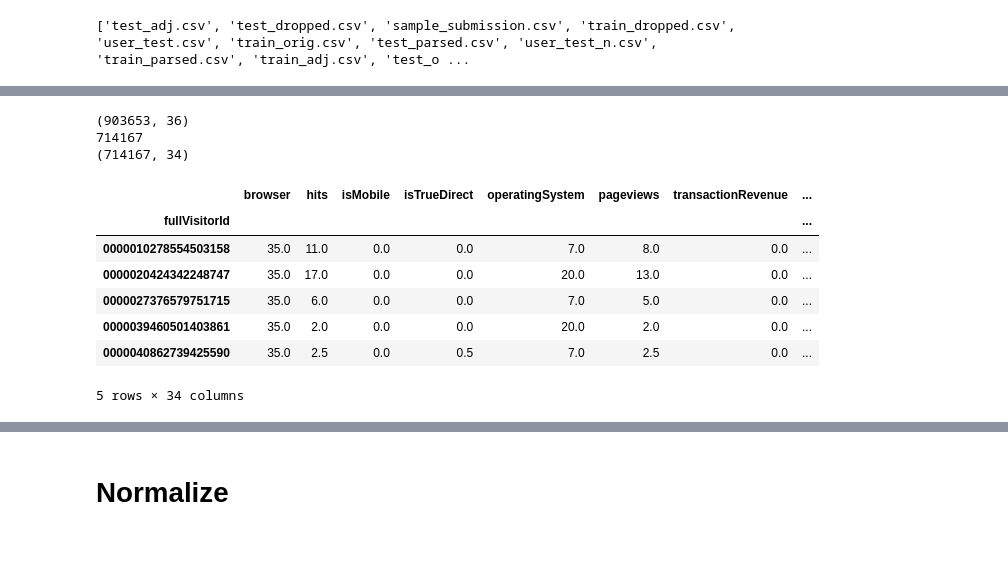
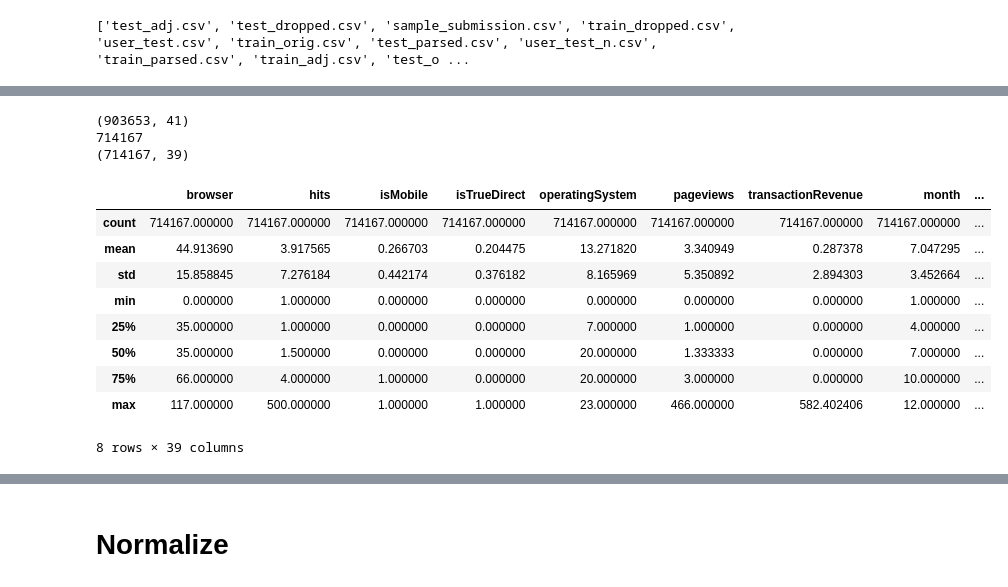
Before and after one commit to kyokicchi/ggl_an_codes, a Jupyter notebook: ggl_analytics.ipynb, the cells around one changed output, grey strips where cells are left out. Saved outputs shown, nothing was run; the diff lists cells and outputs as text; code cells hidden in the pictures; blank space fills up the shorter version.

```diff
--- a/ggl_analytics.ipynb
+++ b/ggl_analytics.ipynb
@@ -368,0 +369,8 @@ Wall time: 5.27 s
+# %%
+%%time
+l = {}
+for x in df_train.columns:
+    l[x] = x.replace(' ','').replace('(','').replace(')','').replace('-','')
+
+df_train = df_train.rename(columns=l)
+df_test = df_test.rename(columns=l)
@@ -368,0 +380,15 @@ Wall time: 5.27 s
+# %%
+def statCols(df):
+    df['access_Days'] = df.groupby(['fullVisitorId','date'])['date'].transform('count')
+
+    df['avg_hitperDay'] = df.groupby(['fullVisitorId','date'])['hits'].transform('mean')
+    df['ttl_hitbyUser'] = df.groupby(['fullVisitorId'])['hits'].transform('sum')
+
+    df['avg_viewperDay'] = df.groupby(['fullVisitorId','date'])['pageviews'].transform('mean')
+    df['ttl_viewbyUser'] = df.groupby(['fullVisitorId'])['pageviews'].transform('sum')
+
+    return df
+# %%
+%%time
+df_train = statCols(df_train)
+df_test = statCols(df_test)
@@ -386,20 +415,22 @@ print(df_train.shape)
 print(df_train.fullVisitorId.nunique())
 print(df_user_train.shape)
 # %% [output]
-(903653, 36)
+(903653, 41)
 714167
-(714167, 34)
+(714167, 39)
 # %%
-df_user_train.head()
+df_user_train.describe()
 # %% [output]
-|  | browser | hits | isMobile | isTrueDirect | operatingSystem | pageviews | transactionRevenue | ... |
-| fullVisitorId |  |  |  |  |  |  |  | ... |
-| 0000010278554503158 | 35.0 | 11.0 | 0.0 | 0.0 | 7.0 | 8.0 | 0.0 | ... |
-| 0000020424342248747 | 35.0 | 17.0 | 0.0 | 0.0 | 20.0 | 13.0 | 0.0 | ... |
-| 0000027376579751715 | 35.0 | 6.0 | 0.0 | 0.0 | 7.0 | 5.0 | 0.0 | ... |
-| 0000039460501403861 | 35.0 | 2.0 | 0.0 | 0.0 | 20.0 | 2.0 | 0.0 | ... |
-| 0000040862739425590 | 35.0 | 2.5 | 0.0 | 0.5 | 7.0 | 2.5 | 0.0 | ... |
+|  | browser | hits | isMobile | isTrueDirect | operatingSystem | pageviews | transactionRevenue | month | ... |
+| count | 714167.000000 | 714167.000000 | 714167.000000 | 714167.000000 | 714167.000000 | 714167.000000 | 714167.000000 | 714167.000000 | ... |
+| mean | 44.913690 | 3.917565 | 0.266703 | 0.204475 | 13.271820 | 3.340949 | 0.287378 | 7.047295 | ... |
+| std | 15.858845 | 7.276184 | 0.442174 | 0.376182 | 8.165969 | 5.350892 | 2.894303 | 3.452664 | ... |
+| min | 0.000000 | 1.000000 | 0.000000 | 0.000000 | 0.000000 | 0.000000 | 0.000000 | 1.000000 | ... |
+| 25% | 35.000000 | 1.000000 | 0.000000 | 0.000000 | 7.000000 | 1.000000 | 0.000000 | 4.000000 | ... |
+| 50% | 35.000000 | 1.500000 | 0.000000 | 0.000000 | 20.000000 | 1.333333 | 0.000000 | 7.000000 | ... |
+| 75% | 66.000000 | 4.000000 | 1.000000 | 0.000000 | 20.000000 | 3.000000 | 0.000000 | 10.000000 | ... |
+| max | 117.000000 | 500.000000 | 1.000000 | 1.000000 | 23.000000 | 466.000000 | 582.402406 | 12.000000 | ... |
-5 rows × 34 columns
+8 rows × 39 columns
 # %%
 %%time
 df_user_train = df_user_train.fillna(0)
```
Also changed, not shown: parts of 5 cells of this notebook.
